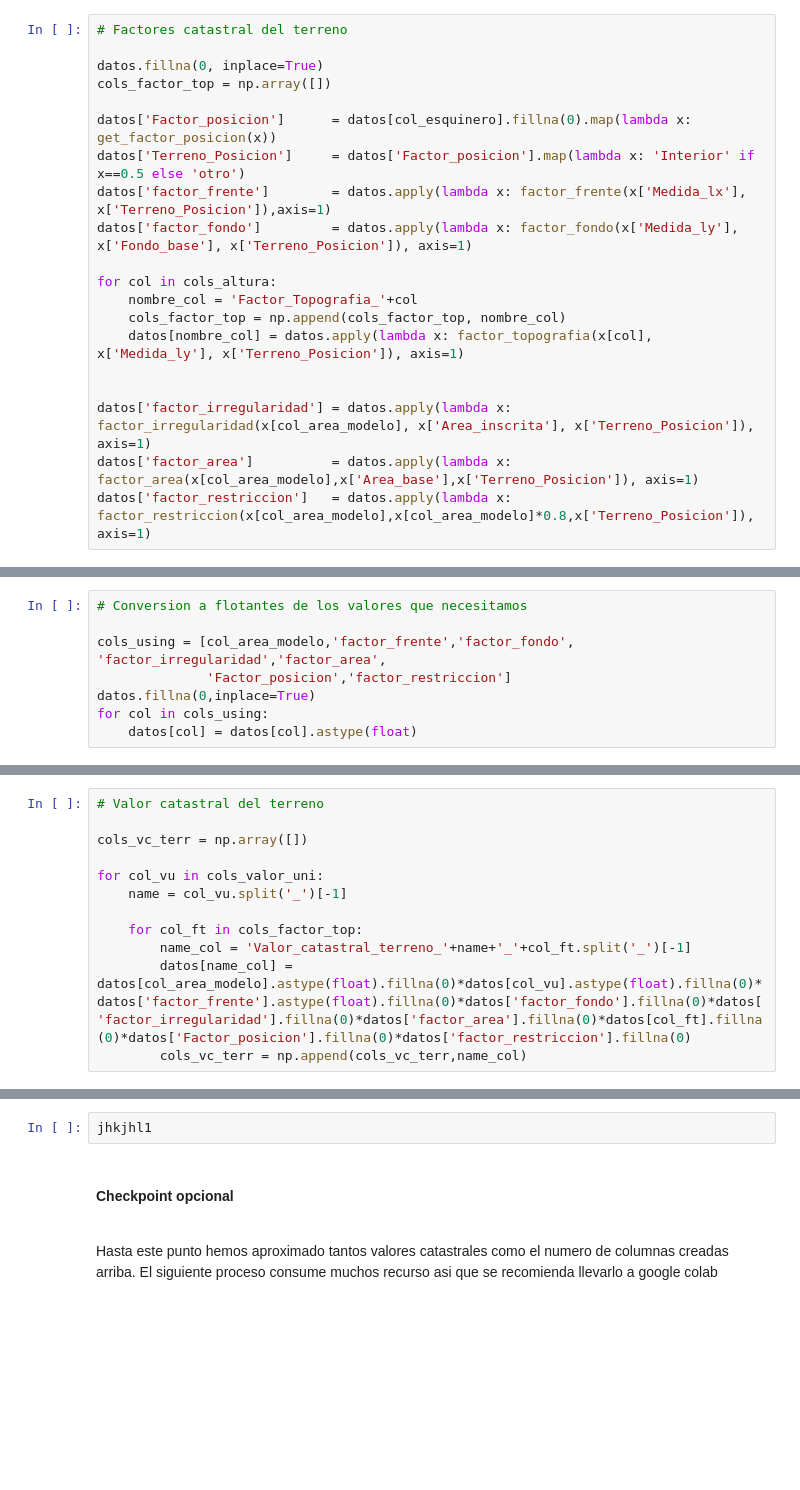
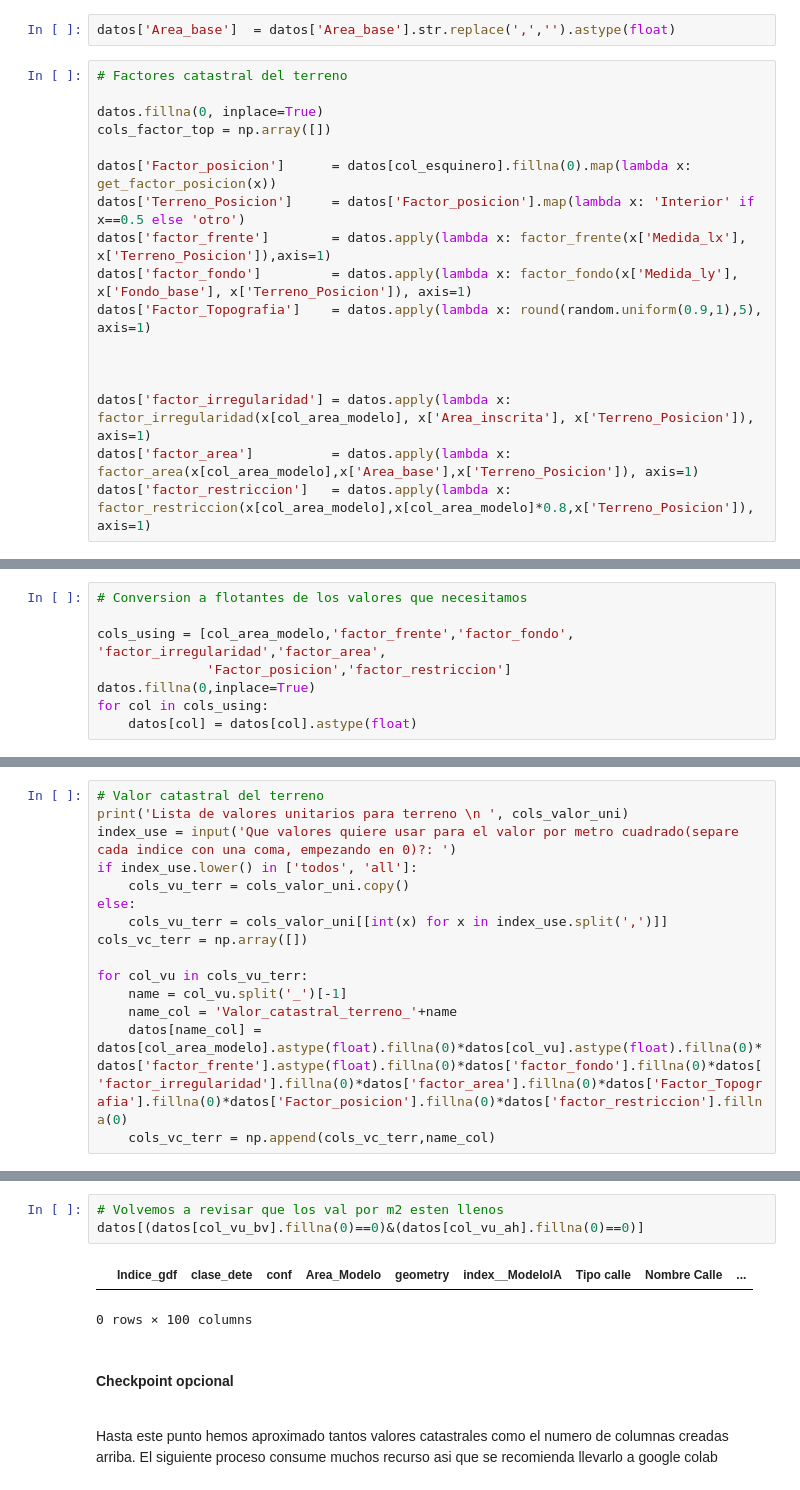
Before and after one commit to DiosLara/Newst_codes, a Jupyter notebook: Valor_Catastral/Calculo_valor_catastro.ipynb, the cells around one changed output, grey strips where cells are left out. Drawn from its saved outputs; the diff is of its cells as text; blank space fills up the shorter version.

```diff
--- a/Valor_Catastral/Calculo_valor_catastro.ipynb
+++ b/Valor_Catastral/Calculo_valor_catastro.ipynb
@@ -549,3 +591,5 @@ col_esquinero = 'Esquinero|Intermedio'
+# %%
+datos['Area_base']  = datos['Area_base'].str.replace(',','').astype(float)
 # %%
 # Factores catastral del terreno
 
@@ -556,11 +600,8 @@ datos['Factor_posicion']      = datos[col_esquinero].fillna(0).map(lambda x: get
 datos['Terreno_Posicion']     = datos['Factor_posicion'].map(lambda x: 'Interior' if x==0.5 else 'otro')
 datos['factor_frente']        = datos.apply(lambda x: factor_frente(x['Medida_lx'], x['Terreno_Posicion']),axis=1)
 datos['factor_fondo']         = datos.apply(lambda x: factor_fondo(x['Medida_ly'], x['Fondo_base'], x['Terreno_Posicion']), axis=1)
+datos['Factor_Topografia']    = datos.apply(lambda x: round(random.uniform(0.9,1),5), axis=1)
 
-for col in cols_altura:
-    nombre_col = 'Factor_Topografia_'+col
-    cols_factor_top = np.append(cols_factor_top, nombre_col)
-    datos[nombre_col] = datos.apply(lambda x: factor_topografia(x[col], x['Medida_ly'], x['Terreno_Posicion']), axis=1)
 
 
 datos['factor_irregularidad'] = datos.apply(lambda x: factor_irregularidad(x[col_area_modelo], x['Area_inscrita'], x['Terreno_Posicion']), axis=1)
@@ -638,13 +693,16 @@ for col in cols_using:
 Formula para obtener el valor catastral del terreno
 # %%
 # Valor catastral del terreno
-
+print('Lista de valores unitarios para terreno \n ', cols_valor_uni)
+index_use = input('Que valores quiere usar para el valor por metro cuadrado(separe cada indice con una coma, empezando en 0)?: ')
+if index_use.lower() in ['todos', 'all']:
+    cols_vu_terr = cols_valor_uni.copy()
+else:
+    cols_vu_terr = cols_valor_uni[[int(x) for x in index_use.split(',')]]
 cols_vc_terr = np.array([])
 
-for col_vu in cols_valor_uni:
+for col_vu in cols_vu_terr:
     name = col_vu.split('_')[-1]
-
-    for col_ft in cols_factor_top:
-        name_col = 'Valor_catastral_terreno_'+name+'_'+col_ft.split('_')[-1]
-        datos[name_col] = datos[col_area_modelo].astype(float).fillna(0)*datos[col_vu].astype(float).fillna(0)*datos['factor_frente'].astype(float).fillna(0)*datos['factor_fondo'].fillna(0)*datos['factor_irregularidad'].fillna(0)*datos['factor_area'].fillna(0)*datos[col_ft].fillna(0)*datos['Factor_posicion'].fillna(0)*datos['factor_restriccion'].fillna(0)
-        cols_vc_terr = np.append(cols_vc_terr,name_col)
+    name_col = 'Valor_catastral_terreno_'+name
+    datos[name_col] = datos[col_area_modelo].astype(float).fillna(0)*datos[col_vu].astype(float).fillna(0)*datos['factor_frente'].astype(float).fillna(0)*datos['factor_fondo'].fillna(0)*datos['factor_irregularidad'].fillna(0)*datos['factor_area'].fillna(0)*datos['Factor_Topografia'].fillna(0)*datos['Factor_posicion'].fillna(0)*datos['factor_restriccion'].fillna(0)
+    cols_vc_terr = np.append(cols_vc_terr,name_col)
@@ -668,5 +733,9 @@ print(f'Cols construccion -> {len(cols_vc_const)} \nCols terreno      -> {len(co
-# %%
-jhkjhl1
+# %%
+# Volvemos a revisar que los val por m2 esten llenos
+datos[(datos[col_vu_bv].fillna(0)==0)&(datos[col_vu_ah].fillna(0)==0)]
+# %% [output]
+|  | Indice_gdf | clase_dete | conf | Area_Modelo | geometry | index__ModeloIA | Tipo calle | Nombre Calle | ... |
+0 rows × 100 columns
 # %% [markdown]
 #### Checkpoint opcional
  <br>Hasta este punto hemos aproximado tantos valores catastrales como el numero de columnas creadas arriba.
```
Also changed, not shown: parts of 81 cells of this notebook, 7 other files.
